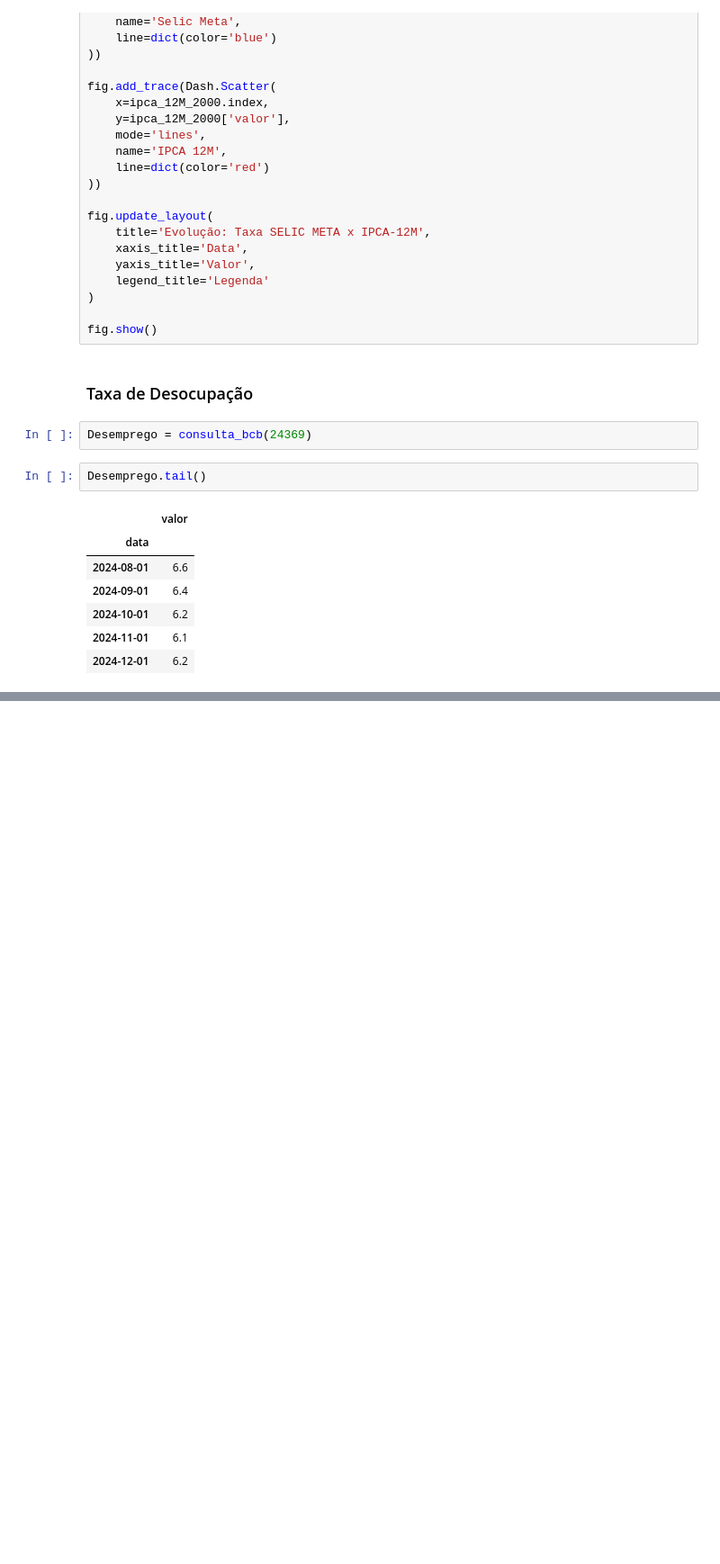
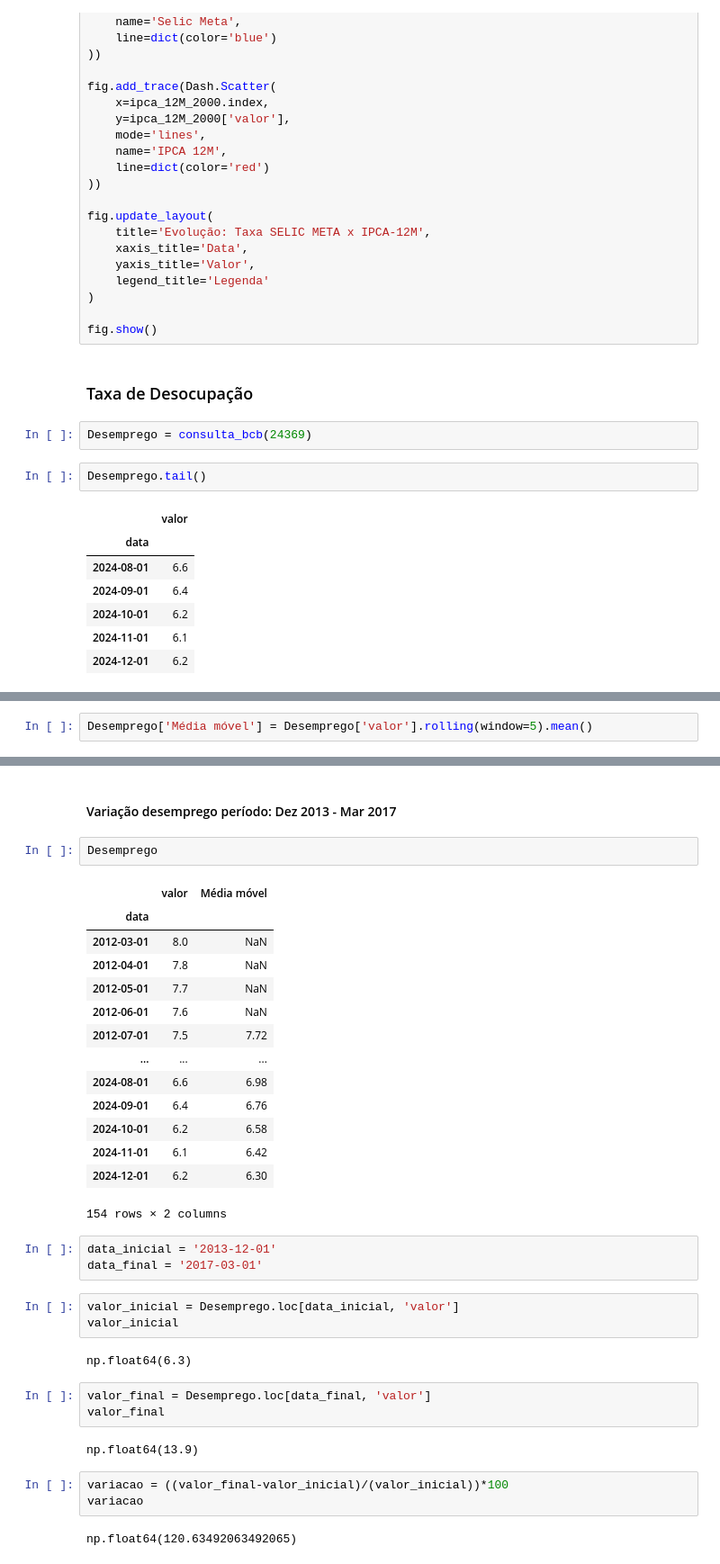
Before and after one commit to edubrumgithub/Analise-Indicadores-Financeiros-Economicos, a Jupyter notebook: main.ipynb, the cells around one changed output, grey strips where cells are left out. Shown at 90% size. Drawn from its saved outputs; the diff is of its cells as text; blank space fills up the shorter version.

```diff
--- a/main.ipynb
+++ b/main.ipynb
@@ -521,3 +522,5 @@ fig.update_layout(
 )
 
 fig.show()
+# %%
+Desemprego['Média móvel'] = Desemprego['valor'].rolling(window=5).mean()
@@ -523,0 +570,37 @@ fig.show()
+# %% [markdown]
+#### Variação desemprego período: Dez 2013 - Mar 2017
+# %%
+Desemprego
+# %% [output]
+|  | valor | Média móvel |
+| data |  |  |
+| 2012-03-01 | 8.0 | NaN |
+| 2012-04-01 | 7.8 | NaN |
+| 2012-05-01 | 7.7 | NaN |
+| 2012-06-01 | 7.6 | NaN |
+| 2012-07-01 | 7.5 | 7.72 |
+| ... | ... | ... |
+| 2024-08-01 | 6.6 | 6.98 |
+| 2024-09-01 | 6.4 | 6.76 |
+| 2024-10-01 | 6.2 | 6.58 |
+| 2024-11-01 | 6.1 | 6.42 |
+| 2024-12-01 | 6.2 | 6.30 |
+154 rows × 2 columns
+# %%
+data_inicial = '2013-12-01'
+data_final = '2017-03-01'
+# %%
+valor_inicial = Desemprego.loc[data_inicial, 'valor']
+valor_inicial
+# %% [output]
+np.float64(6.3)
+# %%
+valor_final = Desemprego.loc[data_final, 'valor']
+valor_final
+# %% [output]
+np.float64(13.9)
+# %%
+variacao = ((valor_final-valor_inicial)/(valor_inicial))*100
+variacao
+# %% [output]
+np.float64(120.63492063492065)
```
Also changed, not shown: parts of 28 cells of this notebook, 2 other files.
